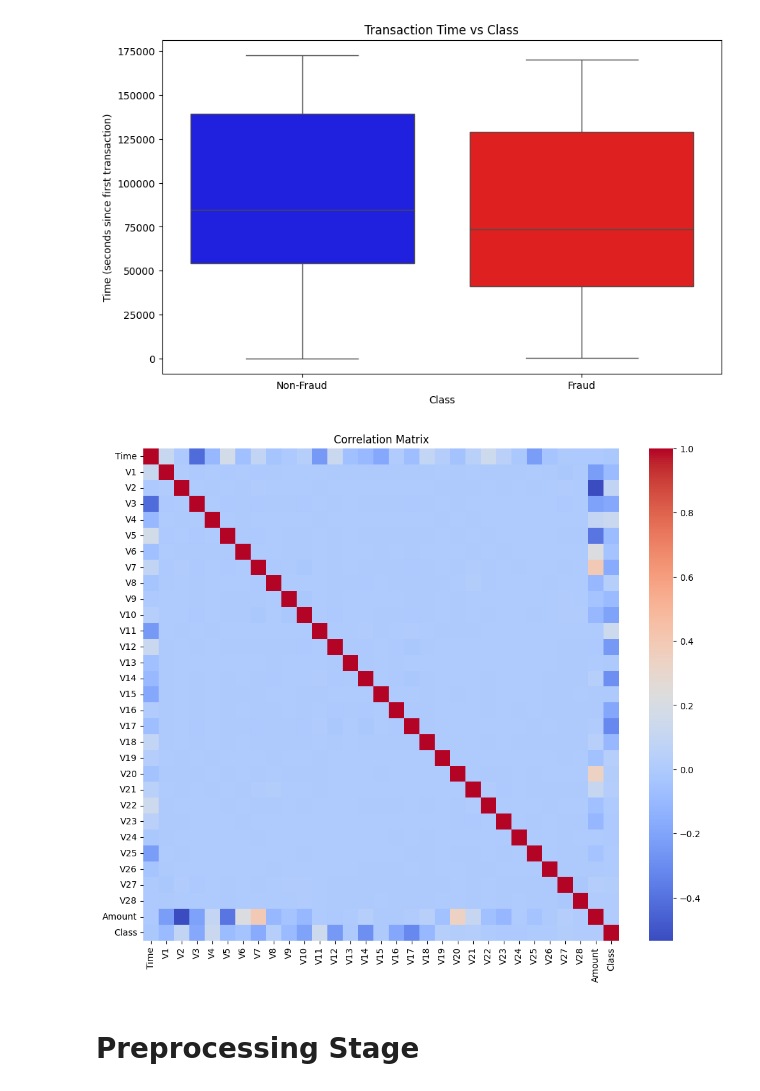
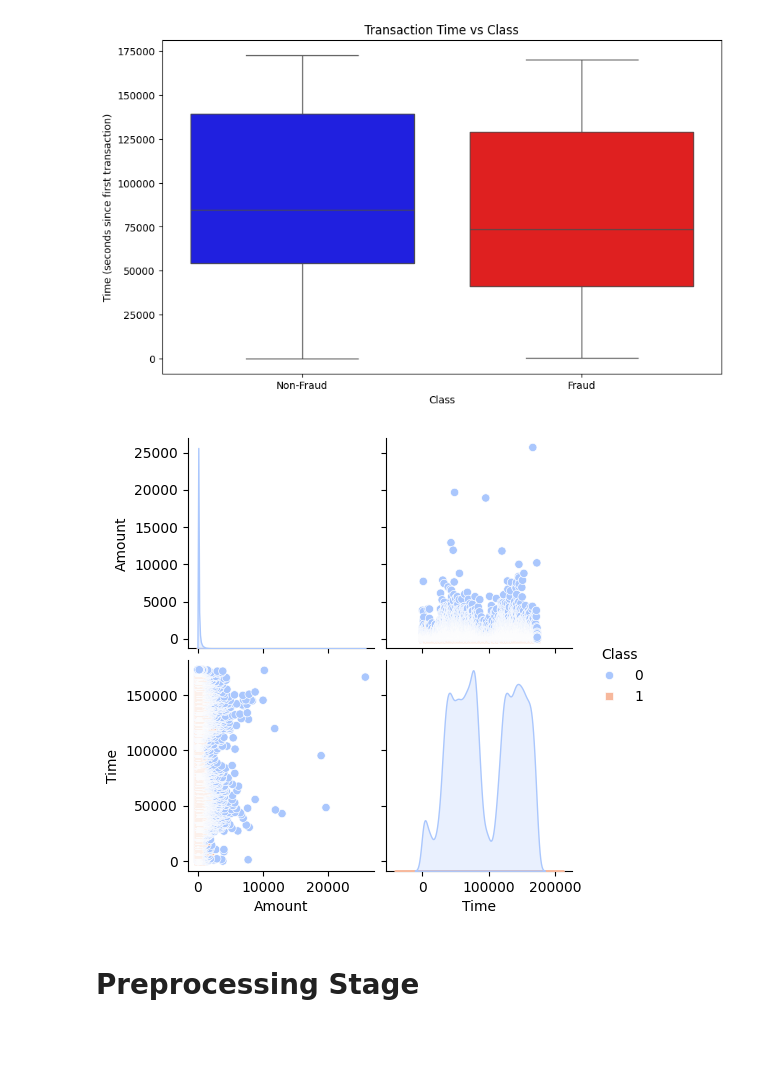
Before and after one commit to franchaise/project, a Jupyter notebook: credit_project.ipynb, the cells around one changed output. Saved outputs shown, nothing was run; the diff lists cells and outputs as text; code cells hidden in the pictures; blank space fills up the shorter version.

```diff
--- a/credit_project.ipynb
+++ b/credit_project.ipynb
@@ -208,15 +218,17 @@ plt.show()
 # %% [output]
 Passing `palette` without assigning `hue` is deprecated and will be removed in v0.14.0. Assign the `x` variable to `hue` and set `legend=False` for the same effect.
 [figure]
-# %%
-# Correlation analysis
-corr = data_df.corr()
-plt.figure(figsize=(12, 10))
-sns.heatmap(corr, cmap='coolwarm', annot=False, fmt=".2f")
-plt.title('Correlation Matrix')
-plt.show()
-# %% [output]
-[figure, removed]
+# %%
+import seaborn as sns
+import matplotlib.pyplot as plt
+
+
+sns.pairplot(data_df, vars=['Amount', 'Time'], hue='Class', palette='coolwarm', markers=["o", "s"])
+
+# Show plot
+plt.show()
+# %% [output]
+[figure, added]
 # %% [markdown]
 # **Preprocessing Stage**
 # %%
```
Also changed, not shown: parts of 38 cells of this notebook.
